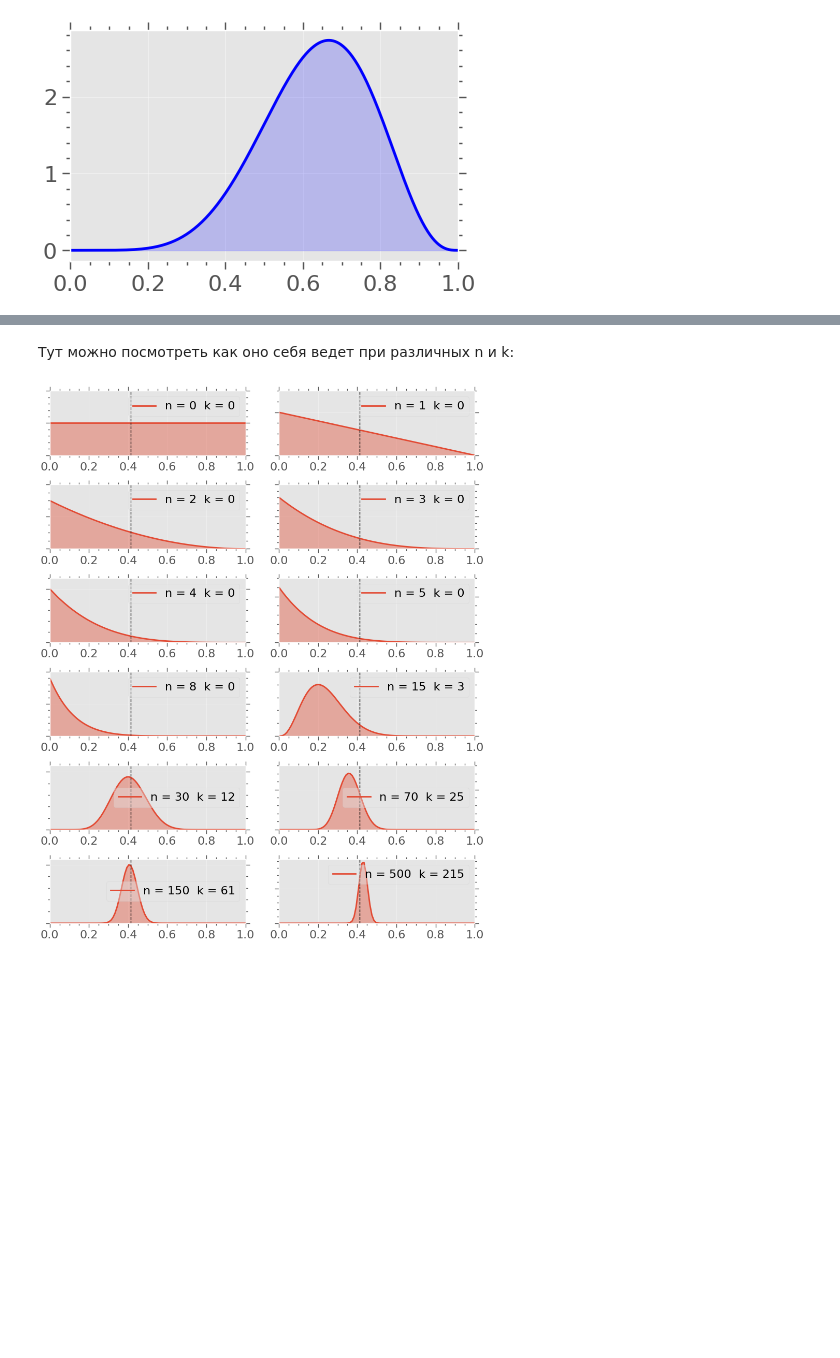
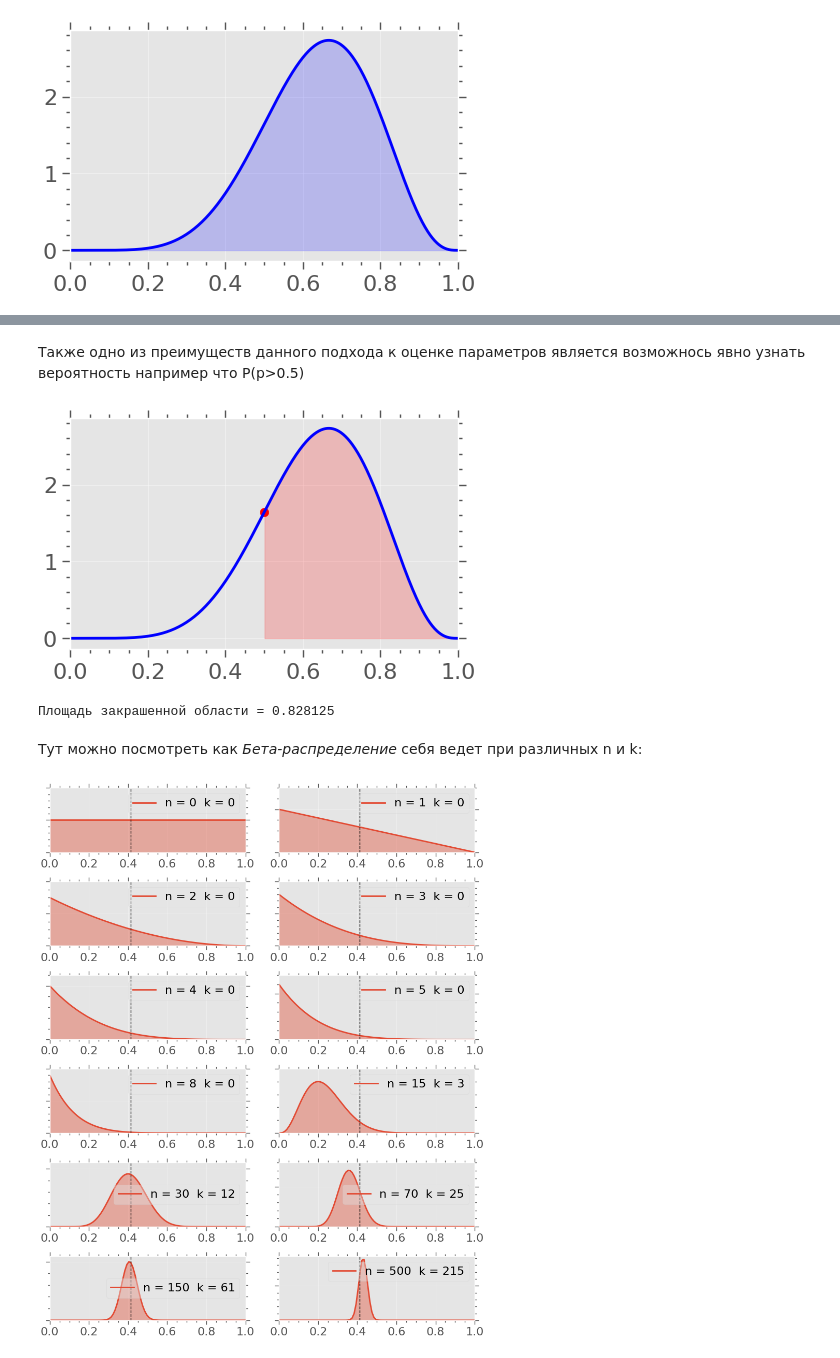
Before and after one commit to 2reckey/Bayesian_Stats, a Jupyter notebook: Stats and Game theory/01_Байесовская_статистика_Вывод_для_монеты.ipynb, the cells around one changed output, grey strips where cells are left out. Saved outputs shown, nothing was run; the diff lists cells and outputs as text; code cells hidden in the pictures; blank space fills up the shorter version.

```diff
--- a/Stats and Game theory/01_Байесовская_статистика_Вывод_для_монеты.ipynb
+++ b/Stats and Game theory/01_Байесовская_статистика_Вывод_для_монеты.ipynb
@@ -133,5 +137,22 @@ plot_continuous_dist(p, stats.beta.pdf(p, 6+1,3+1))
+# %% [markdown]
+Также одно из преимуществ данного подхода к оценке параметров является возможнось явно узнать вероятность например что P(p>0.5)
+# %%
+x= p
+y= stats.beta.pdf(p, 6+1,3+1)
+
+plt.figure(figsize=(5,3))
+plt.xlim((0, 1))
+plt.plot(p, y, color='blue')
+plt.scatter([0.5], [stats.beta.pdf(0.5, 6+1,3+1)], color='red')
+plt.fill_between(x, y,where=(x >= 0.5), color='red', alpha=0.2)
+plt.show()
+
+print(f"Площадь закрашенной области = {1-stats.beta.cdf(0.5, 6+1,3+1)}")
+# %% [output]
+[figure, added]
+Площадь закрашенной области = 0.828125
 # %% [markdown]
-Тут можно посмотреть как оно себя ведет при различных n и k:
+Тут можно посмотреть как _Бета-распределение_ себя ведет при различных n и k:
 # %%
 dist = stats.beta
 real_p = stats.uniform.rvs()
```
Also changed, not shown: parts of 1 cell of this notebook.
